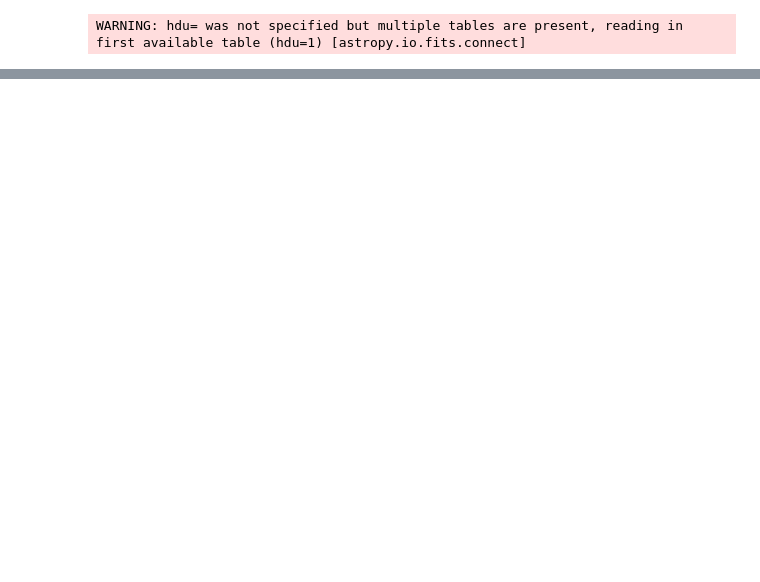
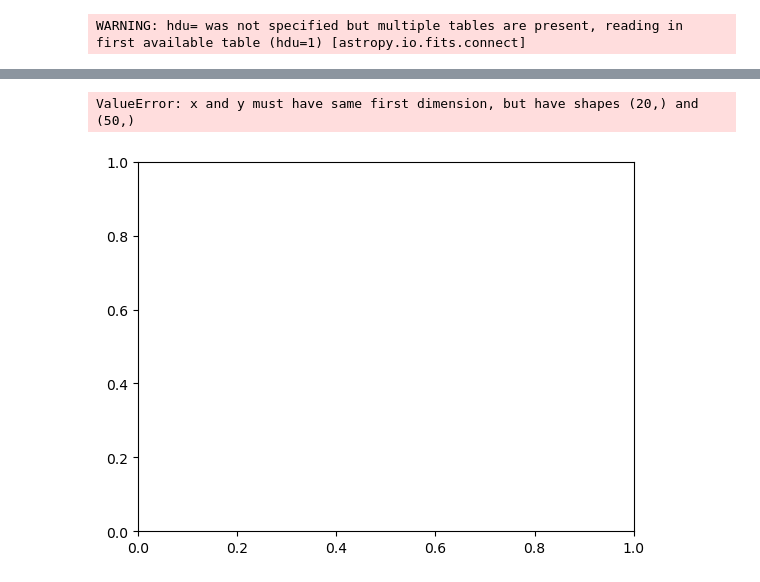
Before and after one commit to athenacat/RotationCurve, a Jupyter notebook: 2D_RC/combo_iteration_test.ipynb, the cells around one changed output, grey strips where cells are left out. Drawn from its saved outputs; the diff is of its cells as text; code cells hidden in the pictures; blank space fills up the shorter version.

```diff
--- a/2D_RC/combo_iteration_test.ipynb
+++ b/2D_RC/combo_iteration_test.ipynb
@@ -70,6 +40,0 @@ def find_axis_ratio(incli):
-# %%
-rho_h0 = -1.5
-Rh_0 = 10
-vsys = 0
-
-params = rho_h0, Rh_0, axis_ratio, phi, x_center, y_center,  vsys
@@ -337,0 +173,17 @@ chi2(maps['vmasked'], maps['ivarmasked'], map_mask, shape, scale, [156000000,2.4
+# %%
+r = range(2,22)
+plt.plot(r,x0diff)
+plt.plot(r,y0diff)
+plt.plot(r,phidiff)
+plt.plot(r,axis_ratiodiff)
+plt.plot(r,rho_hdiff)
+plt.plot(r,Rhdiff)
+plt.legend(['X0','Y0','phi','axis ratio', 'rhoh', 'Rh'])
+plt.xticks(np.arange(0, 20, step=2))
+plt.xlabel("Iteration")
+plt.ylabel("Change from last iteration")
+plt.xlim([15,20])
+plt.ylim([0,0.001])
+# %% [output]
+ValueError: x and y must have same first dimension, but have shapes (20,) and (50,)
+[figure, added]
```
Also changed, not shown: parts of 35 cells of this notebook, 1 other file.
